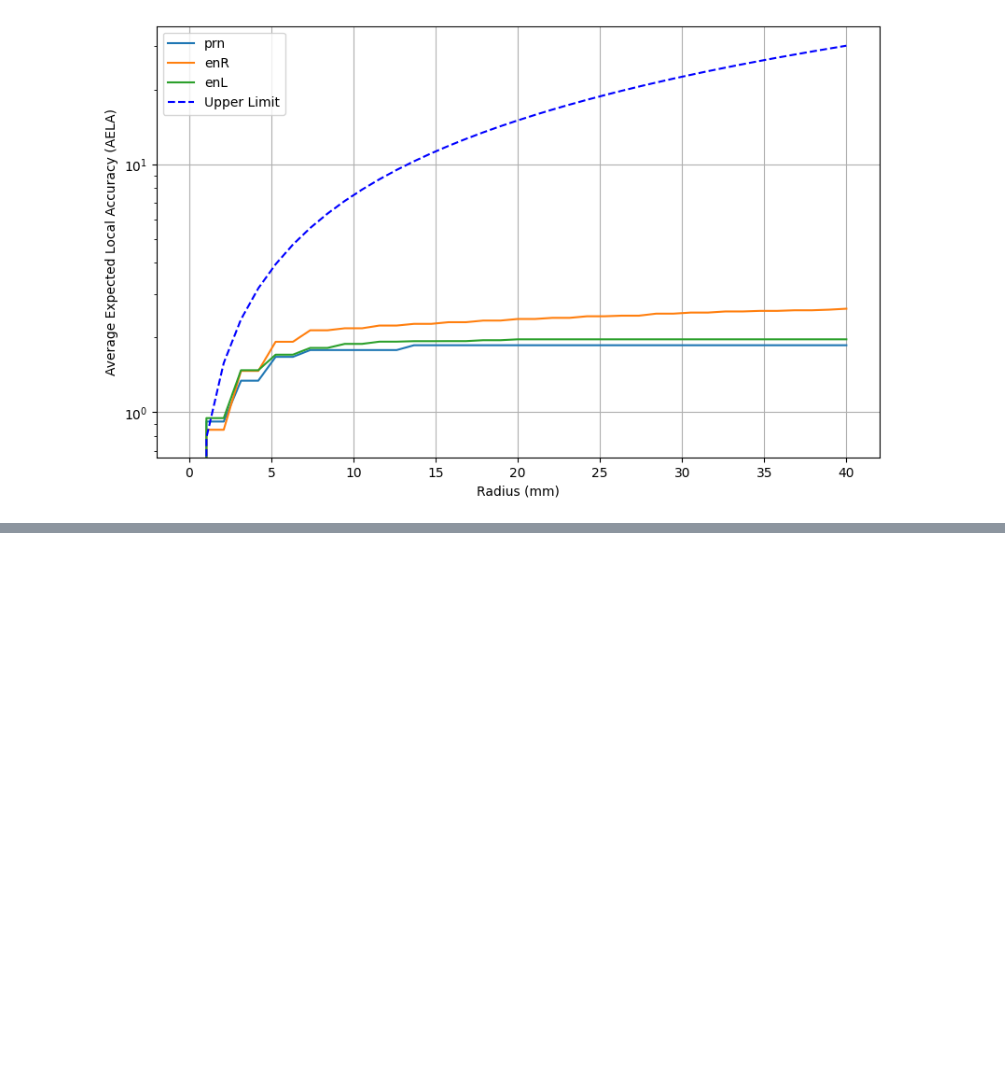
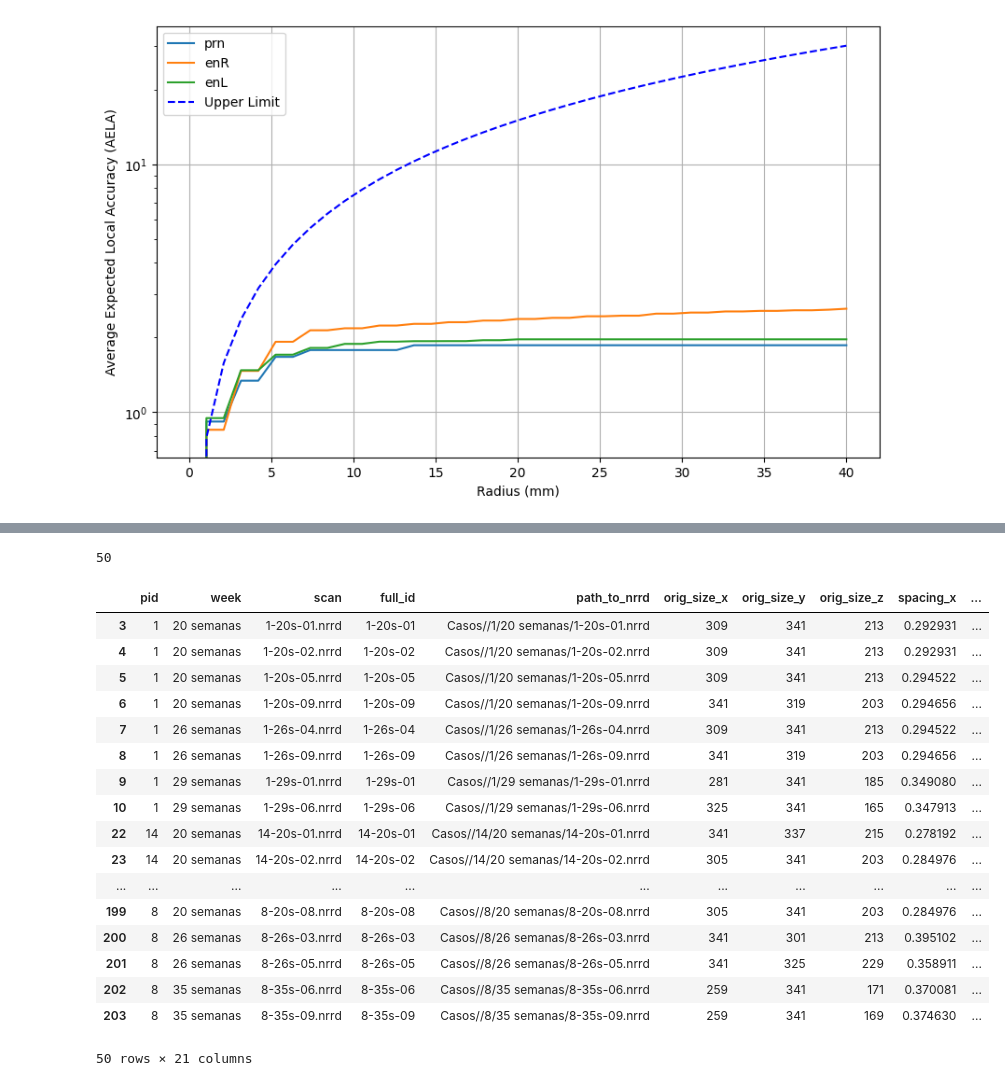
Before and after one commit to yusufbtanriverdi/fetusnet, a Jupyter notebook: notebooks/aggregate_curves.ipynb, the cells around one changed output, grey strips where cells are left out. Cells and saved outputs as stored; diff of their text form; code cells hidden in the pictures; blank space fills up the shorter version.

```diff
--- a/notebooks/aggregate_curves.ipynb
+++ b/notebooks/aggregate_curves.ipynb
@@ -66,0 +103,28 @@ Plotting AELA figure...
+# %%
+fold1 = pd.read_csv('/media/yusuf/HDD 4TB/Rotated/Processed/sinfo__fold1__.csv')
+# %%
+fold1_test = fold1[fold1['set'] == 1]
+len(fold1_test)
+# %% [output]
+50
+# %%
+fold1_test
+# %% [output]
+|  | pid | week | scan | full_id | path_to_nrrd | orig_size_x | orig_size_y | orig_size_z | spacing_x | ... |
+| 3 | 1 | 20 semanas | 1-20s-01.nrrd | 1-20s-01 | Casos//1/20 semanas/1-20s-01.nrrd | 309 | 341 | 213 | 0.292931 | ... |
+| 4 | 1 | 20 semanas | 1-20s-02.nrrd | 1-20s-02 | Casos//1/20 semanas/1-20s-02.nrrd | 309 | 341 | 213 | 0.292931 | ... |
+| 5 | 1 | 20 semanas | 1-20s-05.nrrd | 1-20s-05 | Casos//1/20 semanas/1-20s-05.nrrd | 309 | 341 | 213 | 0.294522 | ... |
+| 6 | 1 | 20 semanas | 1-20s-09.nrrd | 1-20s-09 | Casos//1/20 semanas/1-20s-09.nrrd | 341 | 319 | 203 | 0.294656 | ... |
+| 7 | 1 | 26 semanas | 1-26s-04.nrrd | 1-26s-04 | Casos//1/26 semanas/1-26s-04.nrrd | 309 | 341 | 213 | 0.294522 | ... |
+| 8 | 1 | 26 semanas | 1-26s-09.nrrd | 1-26s-09 | Casos//1/26 semanas/1-26s-09.nrrd | 341 | 319 | 203 | 0.294656 | ... |
+| 9 | 1 | 29 semanas | 1-29s-01.nrrd | 1-29s-01 | Casos//1/29 semanas/1-29s-01.nrrd | 281 | 341 | 185 | 0.349080 | ... |
+| 10 | 1 | 29 semanas | 1-29s-06.nrrd | 1-29s-06 | Casos//1/29 semanas/1-29s-06.nrrd | 325 | 341 | 165 | 0.347913 | ... |
+| 22 | 14 | 20 semanas | 14-20s-01.nrrd | 14-20s-01 | Casos//14/20 semanas/14-20s-01.nrrd | 341 | 337 | 215 | 0.278192 | ... |
+| 23 | 14 | 20 semanas | 14-20s-02.nrrd | 14-20s-02 | Casos//14/20 semanas/14-20s-02.nrrd | 305 | 341 | 203 | 0.284976 | ... |
+| ... | ... | ... | ... | ... | ... | ... | ... | ... | ... | ... |
+| 199 | 8 | 20 semanas | 8-20s-08.nrrd | 8-20s-08 | Casos//8/20 semanas/8-20s-08.nrrd | 305 | 341 | 203 | 0.284976 | ... |
+| 200 | 8 | 26 semanas | 8-26s-03.nrrd | 8-26s-03 | Casos//8/26 semanas/8-26s-03.nrrd | 341 | 301 | 213 | 0.395102 | ... |
+| 201 | 8 | 26 semanas | 8-26s-05.nrrd | 8-26s-05 | Casos//8/26 semanas/8-26s-05.nrrd | 341 | 325 | 229 | 0.358911 | ... |
+| 202 | 8 | 35 semanas | 8-35s-06.nrrd | 8-35s-06 | Casos//8/35 semanas/8-35s-06.nrrd | 259 | 341 | 171 | 0.370081 | ... |
+| 203 | 8 | 35 semanas | 8-35s-09.nrrd | 8-35s-09 | Casos//8/35 semanas/8-35s-09.nrrd | 259 | 341 | 169 | 0.374630 | ... |
+50 rows × 21 columns
```
Also changed, not shown: parts of 1 cell of this notebook, 5 other files.
